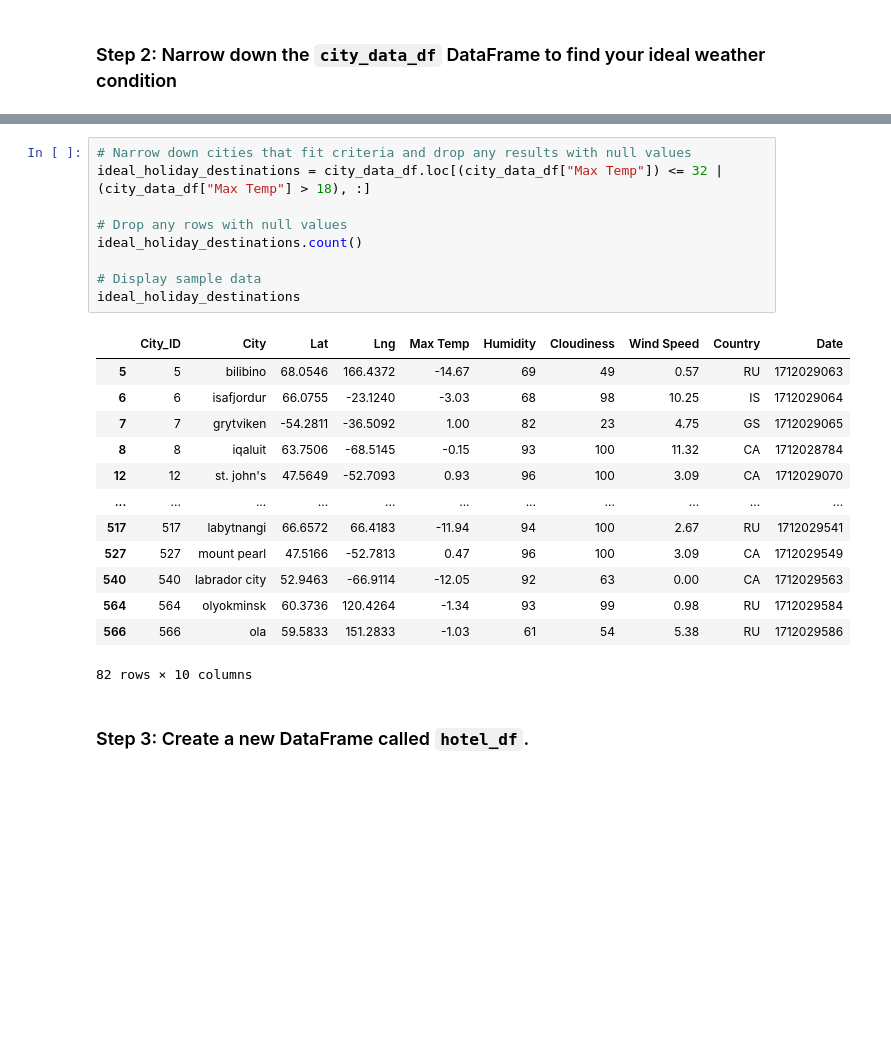
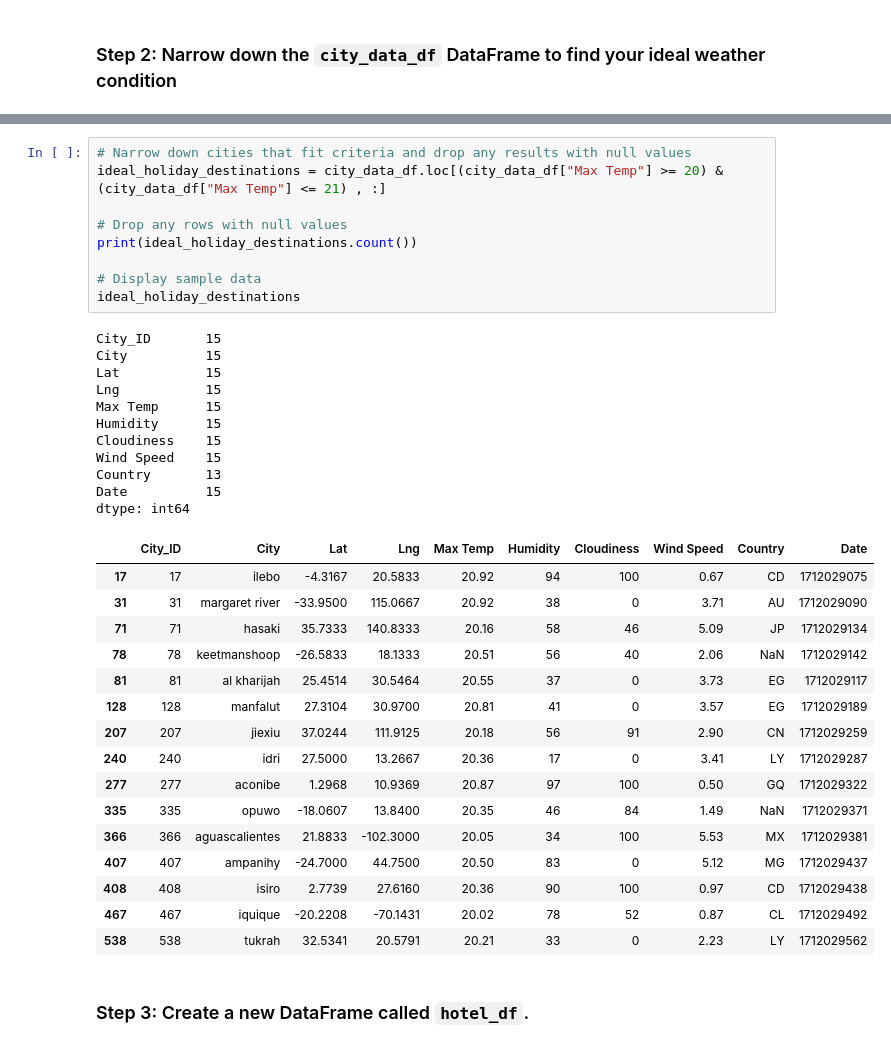
Before and after one commit to YashadaKul/python-api-challenge, a Jupyter notebook: WeatherPy/VacationPy.ipynb, the cells around one changed output, grey strips where cells are left out. Drawn from its saved outputs; the diff is of its cells as text; blank space fills up the shorter version.

```diff
--- a/WeatherPy/VacationPy.ipynb
+++ b/WeatherPy/VacationPy.ipynb
@@ -105,26 +60,40 @@ holiday_map
 # %%
 # Narrow down cities that fit criteria and drop any results with null values
-ideal_holiday_destinations = city_data_df.loc[(city_data_df["Max Temp"]) <= 32 | (city_data_df["Max Temp"] > 18), :]
+ideal_holiday_destinations = city_data_df.loc[(city_data_df["Max Temp"] >= 20) & (city_data_df["Max Temp"] <= 21) , :]
 
 # Drop any rows with null values
-ideal_holiday_destinations.count()
+print(ideal_holiday_destinations.count())
 
 # Display sample data
 ideal_holiday_destinations
 # %% [output]
+City_ID       15
+City          15
+Lat           15
+Lng           15
+Max Temp      15
+Humidity      15
+Cloudiness    15
+Wind Speed    15
+Country       13
+Date          15
+dtype: int64
 |  | City_ID | City | Lat | Lng | Max Temp | Humidity | Cloudiness | Wind Speed | Country | Date |
-| 5 | 5 | bilibino | 68.0546 | 166.4372 | -14.67 | 69 | 49 | 0.57 | RU | 1712029063 |
-| 6 | 6 | isafjordur | 66.0755 | -23.1240 | -3.03 | 68 | 98 | 10.25 | IS | 1712029064 |
-| 7 | 7 | grytviken | -54.2811 | -36.5092 | 1.00 | 82 | 23 | 4.75 | GS | 1712029065 |
-| 8 | 8 | iqaluit | 63.7506 | -68.5145 | -0.15 | 93 | 100 | 11.32 | CA | 1712028784 |
-| 12 | 12 | st. john's | 47.5649 | -52.7093 | 0.93 | 96 | 100 | 3.09 | CA | 1712029070 |
-| ... | ... | ... | ... | ... | ... | ... | ... | ... | ... | ... |
-| 517 | 517 | labytnangi | 66.6572 | 66.4183 | -11.94 | 94 | 100 | 2.67 | RU | 1712029541 |
-| 527 | 527 | mount pearl | 47.5166 | -52.7813 | 0.47 | 96 | 100 | 3.09 | CA | 1712029549 |
-| 540 | 540 | labrador city | 52.9463 | -66.9114 | -12.05 | 92 | 63 | 0.00 | CA | 1712029563 |
-| 564 | 564 | olyokminsk | 60.3736 | 120.4264 | -1.34 | 93 | 99 | 0.98 | RU | 1712029584 |
-| 566 | 566 | ola | 59.5833 | 151.2833 | -1.03 | 61 | 54 | 5.38 | RU | 1712029586 |
+| 17 | 17 | ilebo | -4.3167 | 20.5833 | 20.92 | 94 | 100 | 0.67 | CD | 1712029075 |
+| 31 | 31 | margaret river | -33.9500 | 115.0667 | 20.92 | 38 | 0 | 3.71 | AU | 1712029090 |
+| 71 | 71 | hasaki | 35.7333 | 140.8333 | 20.16 | 58 | 46 | 5.09 | JP | 1712029134 |
+| 78 | 78 | keetmanshoop | -26.5833 | 18.1333 | 20.51 | 56 | 40 | 2.06 | NaN | 1712029142 |
+| 81 | 81 | al kharijah | 25.4514 | 30.5464 | 20.55 | 37 | 0 | 3.73 | EG | 1712029117 |
+| 128 | 128 | manfalut | 27.3104 | 30.9700 | 20.81 | 41 | 0 | 3.57 | EG | 1712029189 |
+| 207 | 207 | jiexiu | 37.0244 | 111.9125 | 20.18 | 56 | 91 | 2.90 | CN | 1712029259 |
+| 240 | 240 | idri | 27.5000 | 13.2667 | 20.36 | 17 | 0 | 3.41 | LY | 1712029287 |
+| 277 | 277 | aconibe | 1.2968 | 10.9369 | 20.87 | 97 | 100 | 0.50 | GQ | 1712029322 |
+| 335 | 335 | opuwo | -18.0607 | 13.8400 | 20.35 | 46 | 84 | 1.49 | NaN | 1712029371 |
+| 366 | 366 | aguascalientes | 21.8833 | -102.3000 | 20.05 | 34 | 100 | 5.53 | MX | 1712029381 |
+| 407 | 407 | ampanihy | -24.7000 | 44.7500 | 20.50 | 83 | 0 | 5.12 | MG | 1712029437 |
+| 408 | 408 | isiro | 2.7739 | 27.6160 | 20.36 | 90 | 100 | 0.97 | CD | 1712029438 |
+| 467 | 467 | iquique | -20.2208 | -70.1431 | 20.02 | 78 | 52 | 0.87 | CL | 1712029492 |
+| 538 | 538 | tukrah | 32.5341 | 20.5791 | 20.21 | 33 | 0 | 2.23 | LY | 1712029562 |
-82 rows × 10 columns
 # %% [markdown]
 ### Step 3: Create a new DataFrame called `hotel_df`.
 # %%
```
Also changed, not shown: parts of 11 cells of this notebook, 3 other files.
